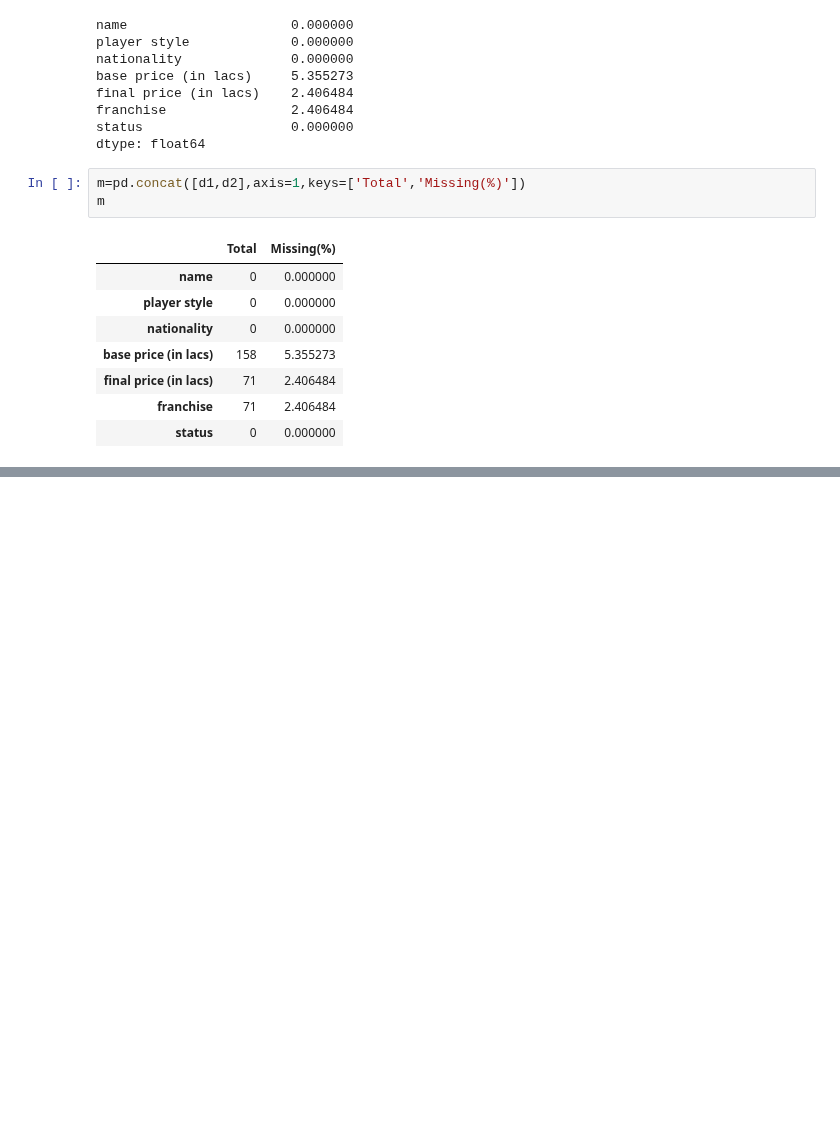
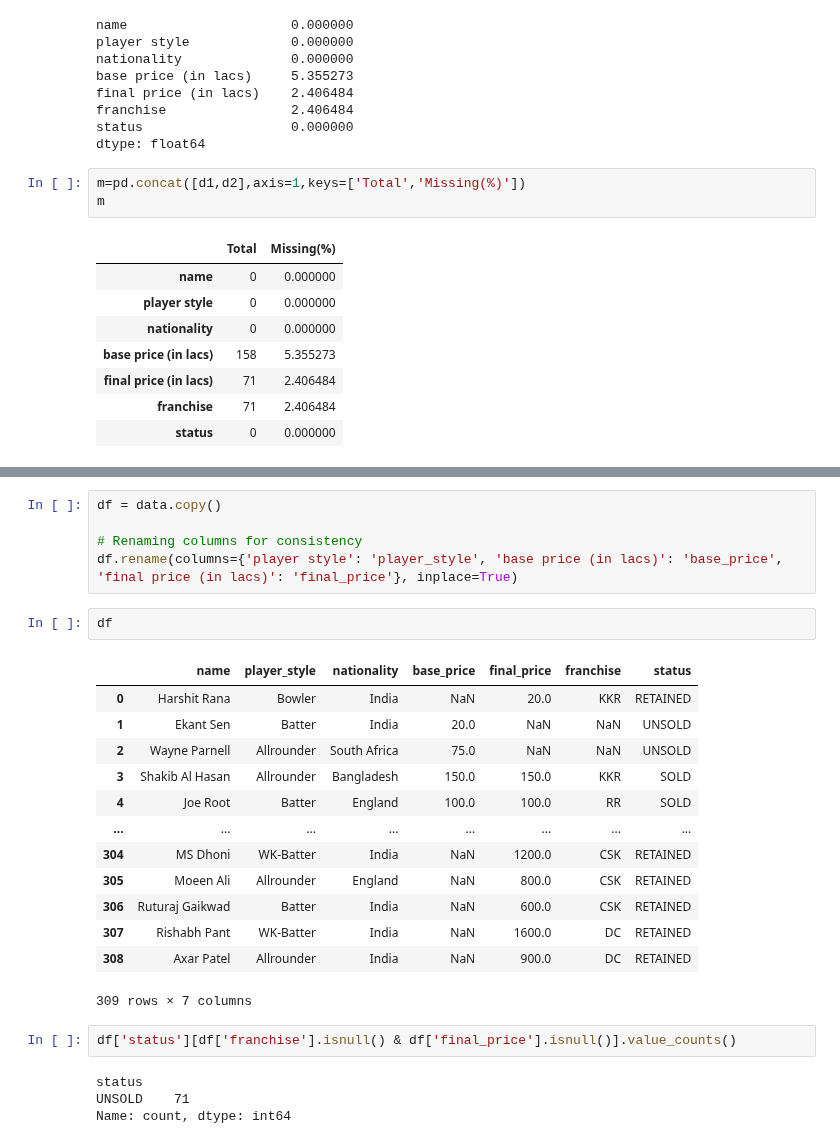
Before and after one commit to SanjilaGangaju/ExploratoryDataAnalysis_usingPython, a Jupyter notebook: IPL_Auction.ipynb, the cells around one changed output, grey strips where cells are left out. Cells and saved outputs as stored; diff of their text form; blank space fills up the shorter version.

```diff
--- a/IPL_Auction.ipynb
+++ b/IPL_Auction.ipynb
@@ -106,0 +140,27 @@ m
+# %%
+df = data.copy()
+
+# Renaming columns for consistency
+df.rename(columns={'player style': 'player_style', 'base price (in lacs)': 'base_price', 'final price (in lacs)': 'final_price'}, inplace=True)
+# %%
+df
+# %% [output]
+|  | name | player_style | nationality | base_price | final_price | franchise | status |
+| 0 | Harshit Rana | Bowler | India | NaN | 20.0 | KKR | RETAINED |
+| 1 | Ekant Sen | Batter | India | 20.0 | NaN | NaN | UNSOLD |
+| 2 | Wayne Parnell | Allrounder | South Africa | 75.0 | NaN | NaN | UNSOLD |
+| 3 | Shakib Al Hasan | Allrounder | Bangladesh | 150.0 | 150.0 | KKR | SOLD |
+| 4 | Joe Root | Batter | England | 100.0 | 100.0 | RR | SOLD |
+| ... | ... | ... | ... | ... | ... | ... | ... |
+| 304 | MS Dhoni | WK-Batter | India | NaN | 1200.0 | CSK | RETAINED |
+| 305 | Moeen Ali | Allrounder | England | NaN | 800.0 | CSK | RETAINED |
+| 306 | Ruturaj Gaikwad | Batter | India | NaN | 600.0 | CSK | RETAINED |
+| 307 | Rishabh Pant | WK-Batter | India | NaN | 1600.0 | DC | RETAINED |
+| 308 | Axar Patel | Allrounder | India | NaN | 900.0 | DC | RETAINED |
+309 rows × 7 columns
+# %%
+df['status'][df['franchise'].isnull() & df['final_price'].isnull()].value_counts()
+# %% [output]
+status
+UNSOLD    71
+Name: count, dtype: int64
```
Also changed, not shown: parts of 11 cells of this notebook.
